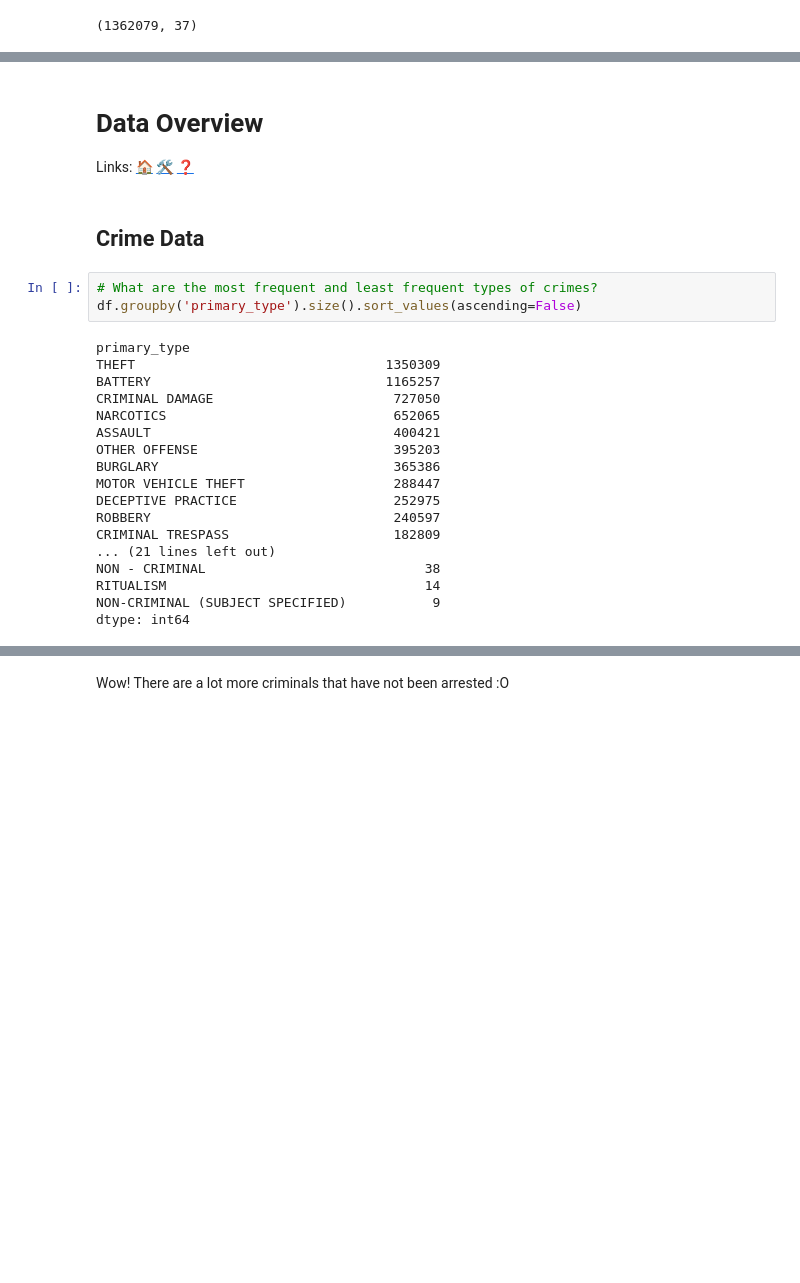
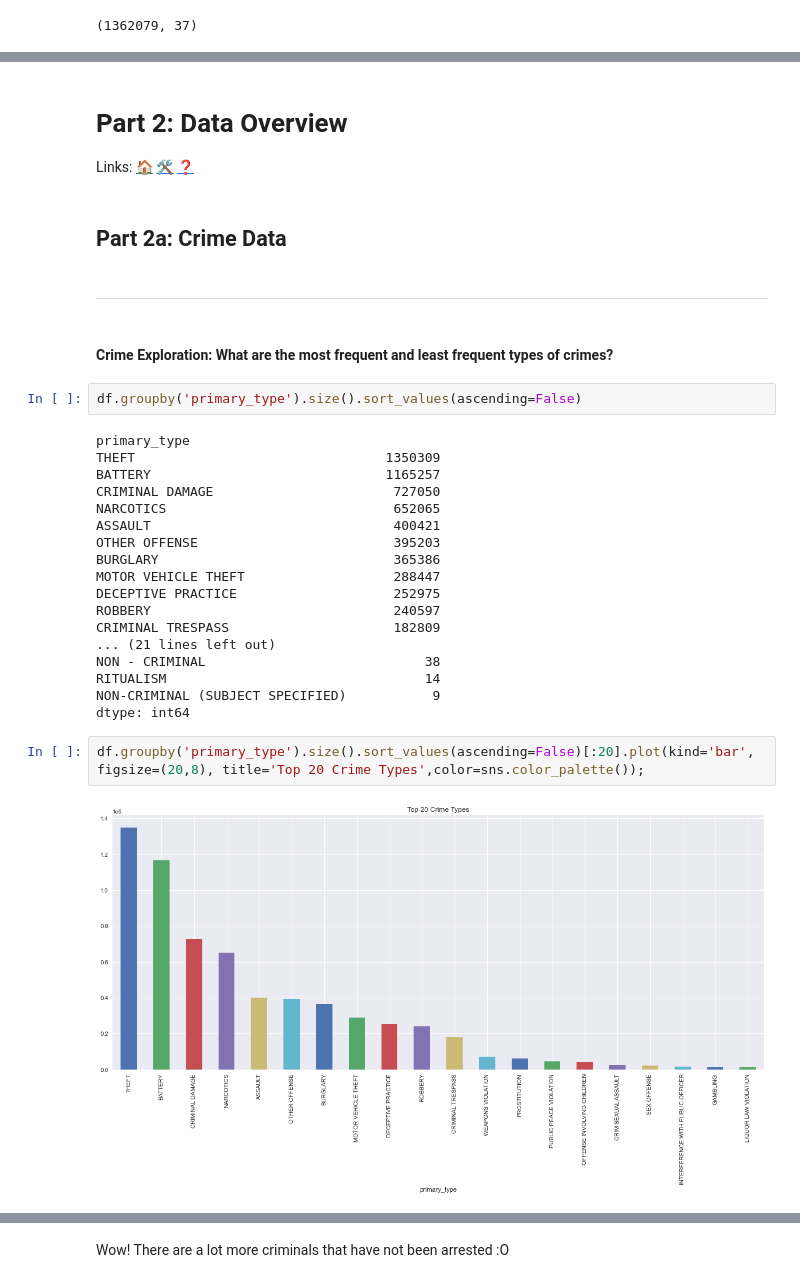
Before and after one commit to tjdolan121/4502Proj, a Jupyter notebook: forge/code/EDA.ipynb, the cells around one changed output, grey strips where cells are left out. Cells and saved outputs as stored; diff of their text form; blank space fills up the shorter version.

```diff
--- a/forge/code/EDA.ipynb
+++ b/forge/code/EDA.ipynb
@@ -148,10 +152,13 @@ df_short.shape
 # %% [markdown]
-# Data Overview <a id='overview'></a>
+# Part 2: Data Overview <a id='overview'></a>
 Links: [🏠](#home) [🛠️](#data_pull) [❓](#questions)
 # %% [markdown]
-## Crime Data <a id='crime'></a>
+## Part 2a: Crime Data <a id='crime'></a>
+# %% [markdown]
+<hr>
+# %% [markdown]
+#### Crime Exploration: What are the most frequent and least frequent types of crimes?
 # %%
-# What are the most frequent and least frequent types of crimes?
 df.groupby('primary_type').size().sort_values(ascending=False)
 # %% [output]
 primary_type
@@ -171,4 +178,8 @@ NON - CRIMINAL                            38
 RITUALISM                                 14
 NON-CRIMINAL (SUBJECT SPECIFIED)           9
 dtype: int64
+# %%
+df.groupby('primary_type').size().sort_values(ascending=False)[:20].plot(kind='bar', figsize=(20,8), title='Top 20 Crime Types',color=sns.color_palette());
+# %% [output]
+[figure, added]
 # %% [markdown]
```
Also changed, not shown: parts of 84 cells of this notebook, 3 other files.
